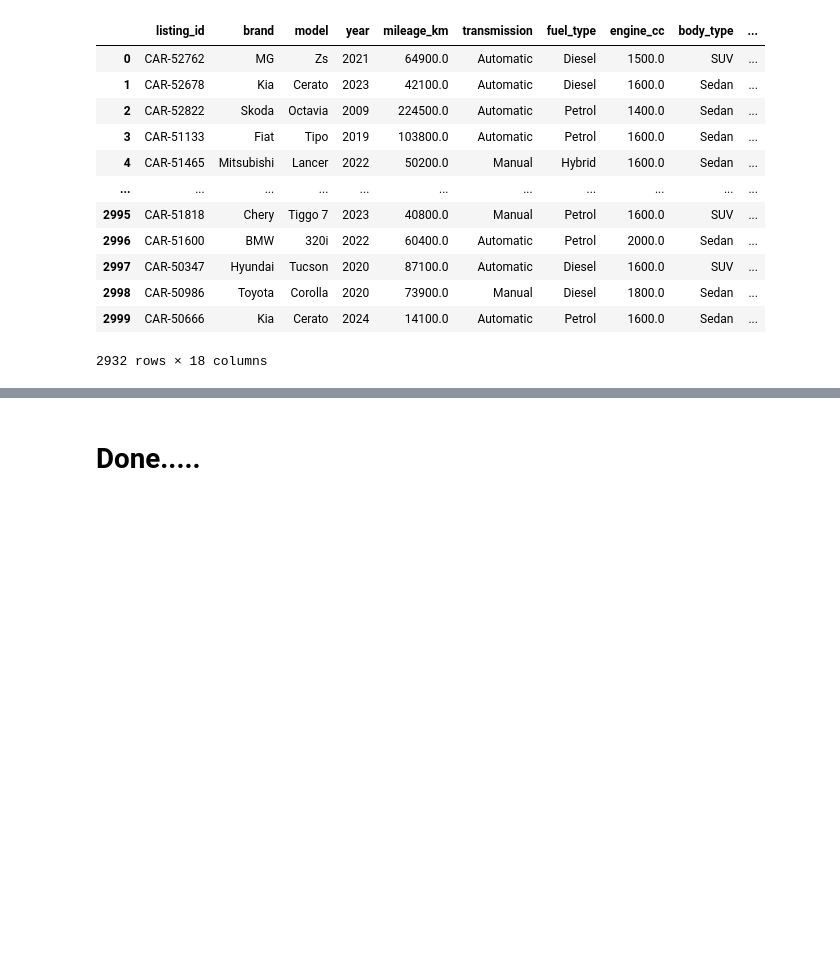
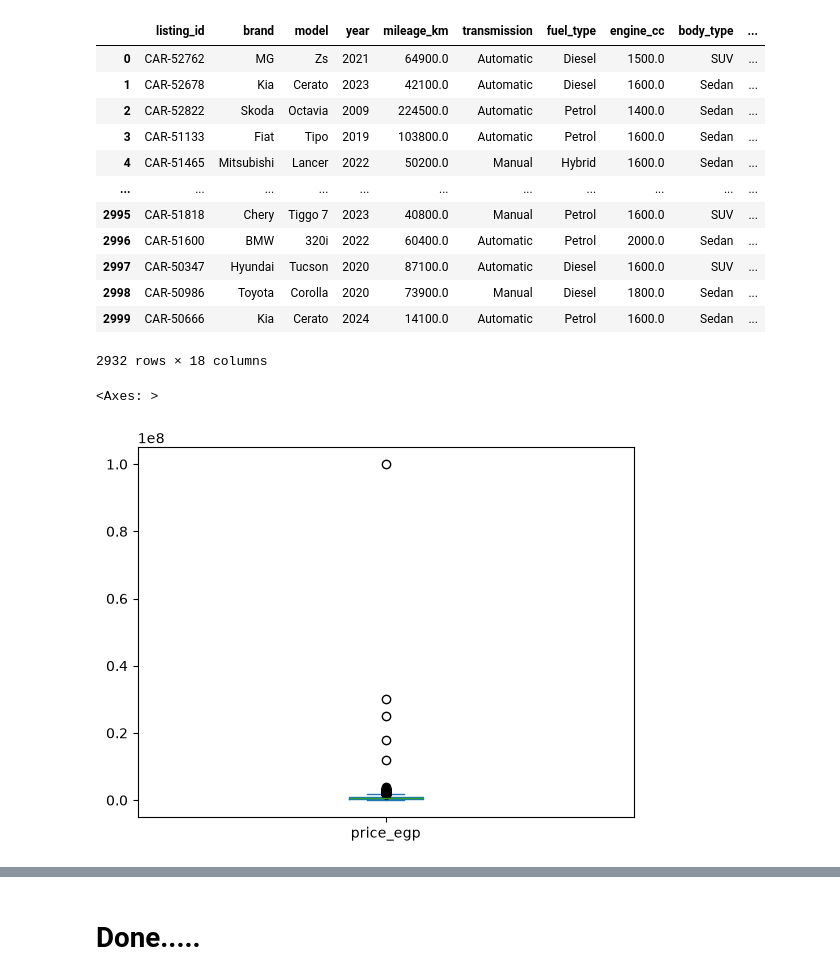
Before and after one commit to SaraElbably-2024/used_car_market_EDA, a Jupyter notebook: datacleaning.ipynb, the cells around one changed output, grey strips where cells are left out. Cells and saved outputs as stored; diff of their text form; code cells hidden in the pictures; blank space fills up the shorter version.

```diff
--- a/datacleaning.ipynb
+++ b/datacleaning.ipynb
@@ -538,3 +522,8 @@ df
 | 2998 | CAR-50986 | Toyota | Corolla | 2020 | 73900.0 | Manual | Diesel | 1800.0 | Sedan | ... |
 | 2999 | CAR-50666 | Kia | Cerato | 2024 | 14100.0 | Automatic | Petrol | 1600.0 | Sedan | ... |
 2932 rows × 18 columns
+# %%
+df['price_egp'].plot(kind='box')
+# %% [output]
+<Axes: >
+[figure, added]
```
Also changed, not shown: parts of 9 cells of this notebook, 1 other file.
